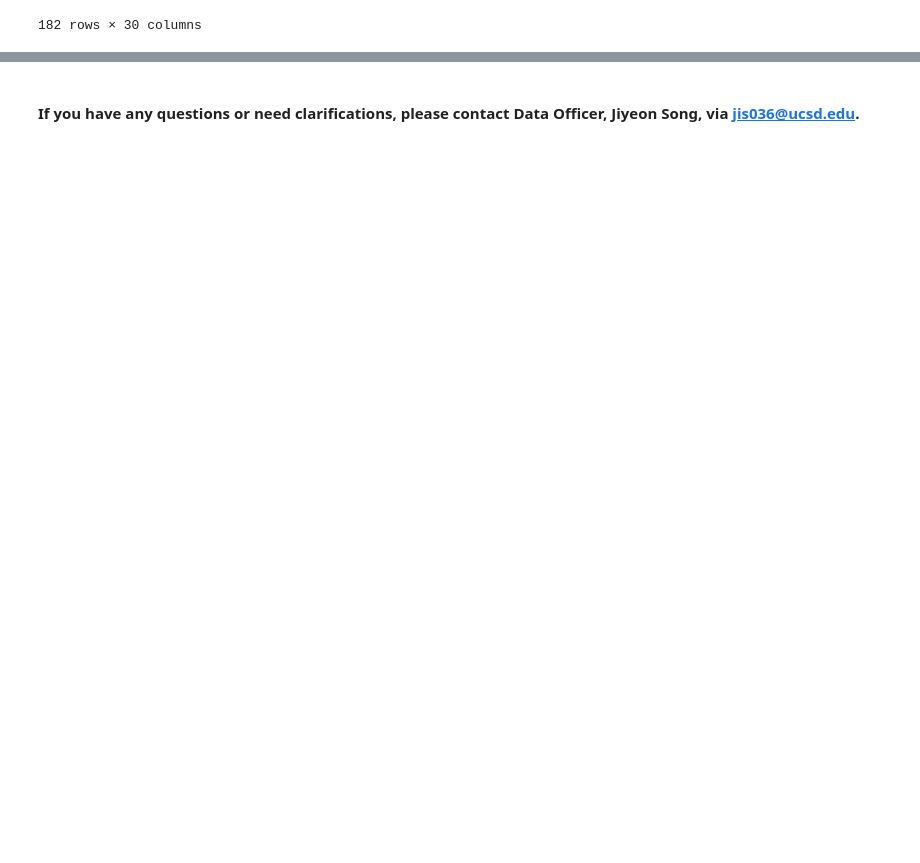
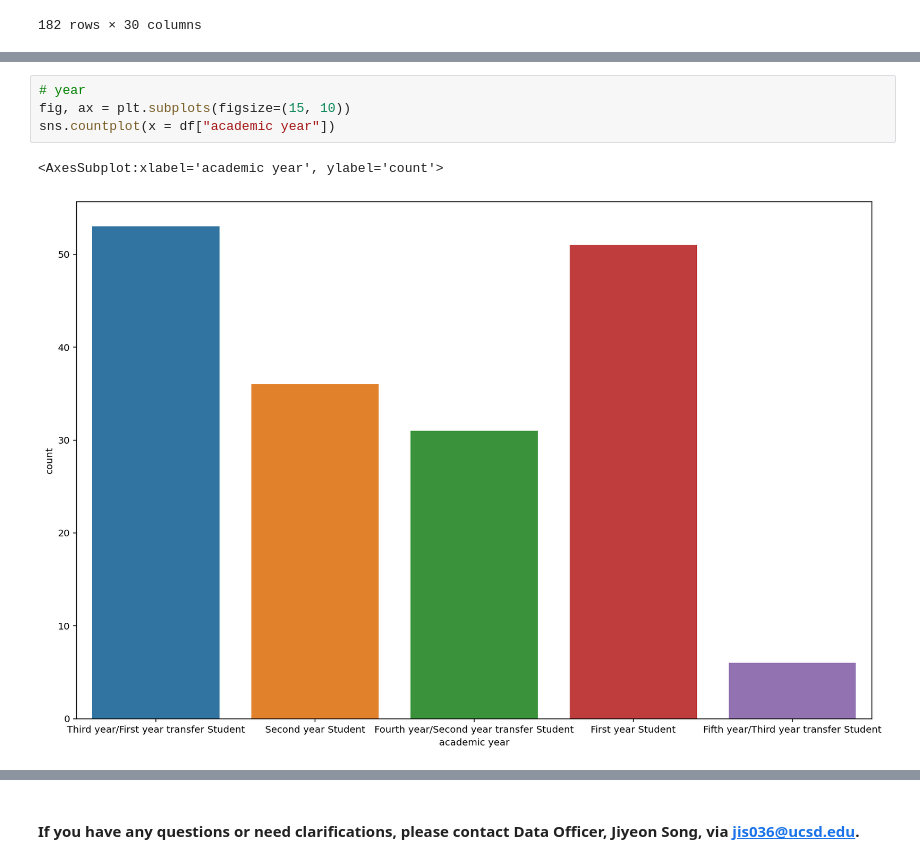
Before and after one commit to jiyeonsongg/as-advocacy-survey-fa22, a Jupyter notebook: analysis.ipynb, the cells around one changed output, grey strips where cells are left out. Cells and saved outputs as stored; diff of their text form; blank space fills up the shorter version.

```diff
--- a/analysis.ipynb
+++ b/analysis.ipynb
@@ -78,0 +104,7 @@ new_cols_resp = filt_resp[filt_resp['To verify and increase reliability on colle
+# %%
+# year
+fig, ax = plt.subplots(figsize=(15, 10))
+sns.countplot(x = df["academic year"])
+# %% [output]
+<AxesSubplot:xlabel='academic year', ylabel='count'>
+[figure, added]
```
Also changed, not shown: parts of 12 cells of this notebook.
